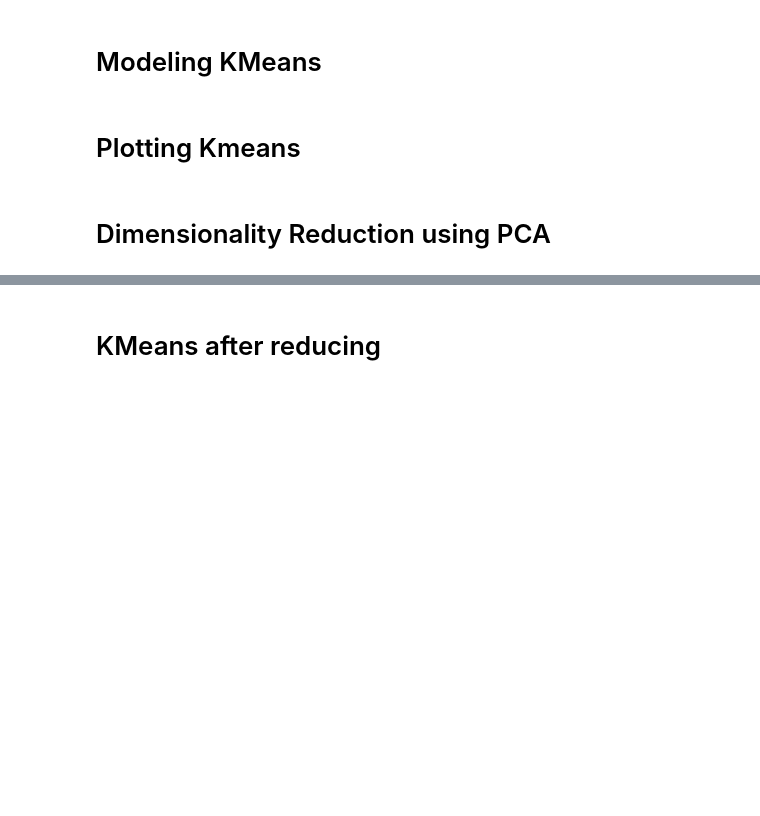
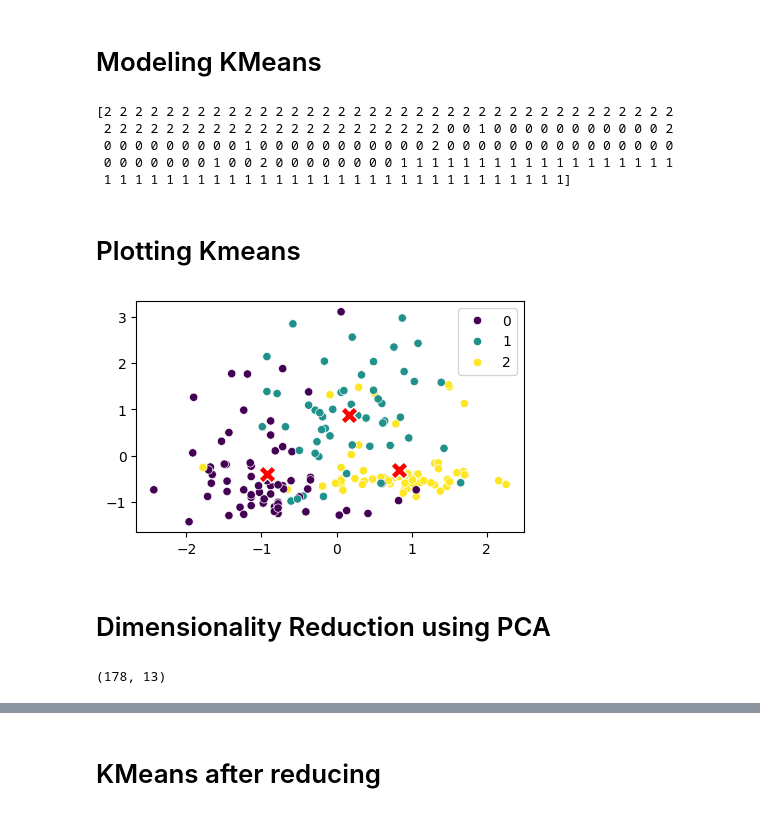
Before and after one commit to deepson1996/clustering, a Jupyter notebook: clustering-class.ipynb, the cells around one changed output, grey strips where cells are left out. Cells and saved outputs as stored; diff of their text form; code cells hidden in the pictures; blank space fills up the shorter version.

```diff
--- a/clustering-class.ipynb
+++ b/clustering-class.ipynb
@@ -74,6 +74,29 @@ plt.show()
 # %% [markdown]
 # Modeling KMeans
+# %%
+optimum_k = 3
+model = KMeans(n_clusters=optimum_k, random_state=42)
+model.fit(X_scaled)
+# print(y)
+print(model.labels_)
+# %% [output]
+[2 2 2 2 2 2 2 2 2 2 2 2 2 2 2 2 2 2 2 2 2 2 2 2 2 2 2 2 2 2 2 2 2 2 2 2 2
+ 2 2 2 2 2 2 2 2 2 2 2 2 2 2 2 2 2 2 2 2 2 2 0 0 1 0 0 0 0 0 0 0 0 0 0 0 2
+ 0 0 0 0 0 0 0 0 0 1 0 0 0 0 0 0 0 0 0 0 0 2 0 0 0 0 0 0 0 0 0 0 0 0 0 0 0
+ 0 0 0 0 0 0 0 1 0 0 2 0 0 0 0 0 0 0 0 1 1 1 1 1 1 1 1 1 1 1 1 1 1 1 1 1 1
+ 1 1 1 1 1 1 1 1 1 1 1 1 1 1 1 1 1 1 1 1 1 1 1 1 1 1 1 1 1 1]
 # %% [markdown]
 # Plotting Kmeans
+# %%
+plt.figure(figsize=(5, 3))
+sns.scatterplot(x = X_scaled[:, 0], y = X_scaled[:, 1], hue=model.labels_, palette="viridis")
+sns.scatterplot(x = model.cluster_centers_[:, 0], y = model.cluster_centers_[:, 1], c="red", marker="X", s=150)
+plt.show()
+# %% [output]
+[figure, added]
 # %% [markdown]
 # Dimensionality Reduction using PCA
+# %%
+X_scaled.shape
+# %% [output]
+(178, 13)
```
Also changed, not shown: parts of 5 cells of this notebook.
